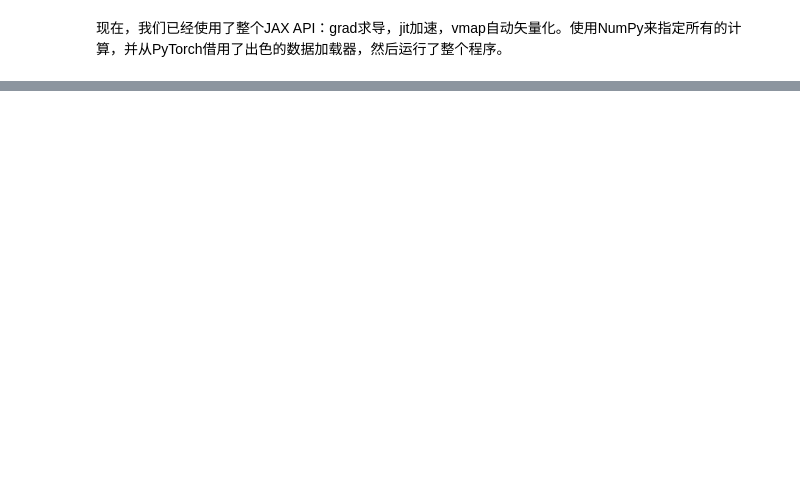
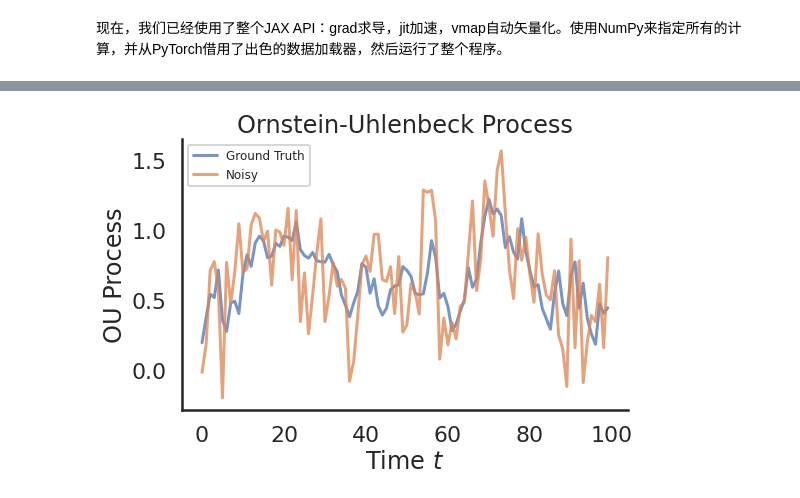
Before and after one commit to OuyangWenyu/elks, a Jupyter notebook: technology-basics/jax/4-JAX-DL.ipynb, the cells around one changed output, grey strips where cells are left out. Cells and saved outputs as stored; diff of their text form; code cells hidden in the pictures; blank space fills up the shorter version.

```diff
--- a/technology-basics/jax/4-JAX-DL.ipynb
+++ b/technology-basics/jax/4-JAX-DL.ipynb
@@ -231,0 +214,12 @@ Test set accuracy 0.9672999978065491
+# %%
+# Generate & plot a time series generated by the OU process
+from helpers import generate_ou_process, plot_ou_process
+x_0, mu, tau, sigma, dt = 0, 1, 2, 0.5, 0.1
+noise_std = 0.1
+num_dims, batch_size = 100, 50  # Number of timesteps in process
+
+x, x_tilde = generate_ou_process(batch_size, num_dims, mu, tau,
+                                 sigma, noise_std, dt)
+plot_ou_process(x[0, :], x_tilde[0, :])
+# %% [output]
+[figure, added]
```
Also changed, not shown: parts of 33 cells of this notebook, 39 other files.
